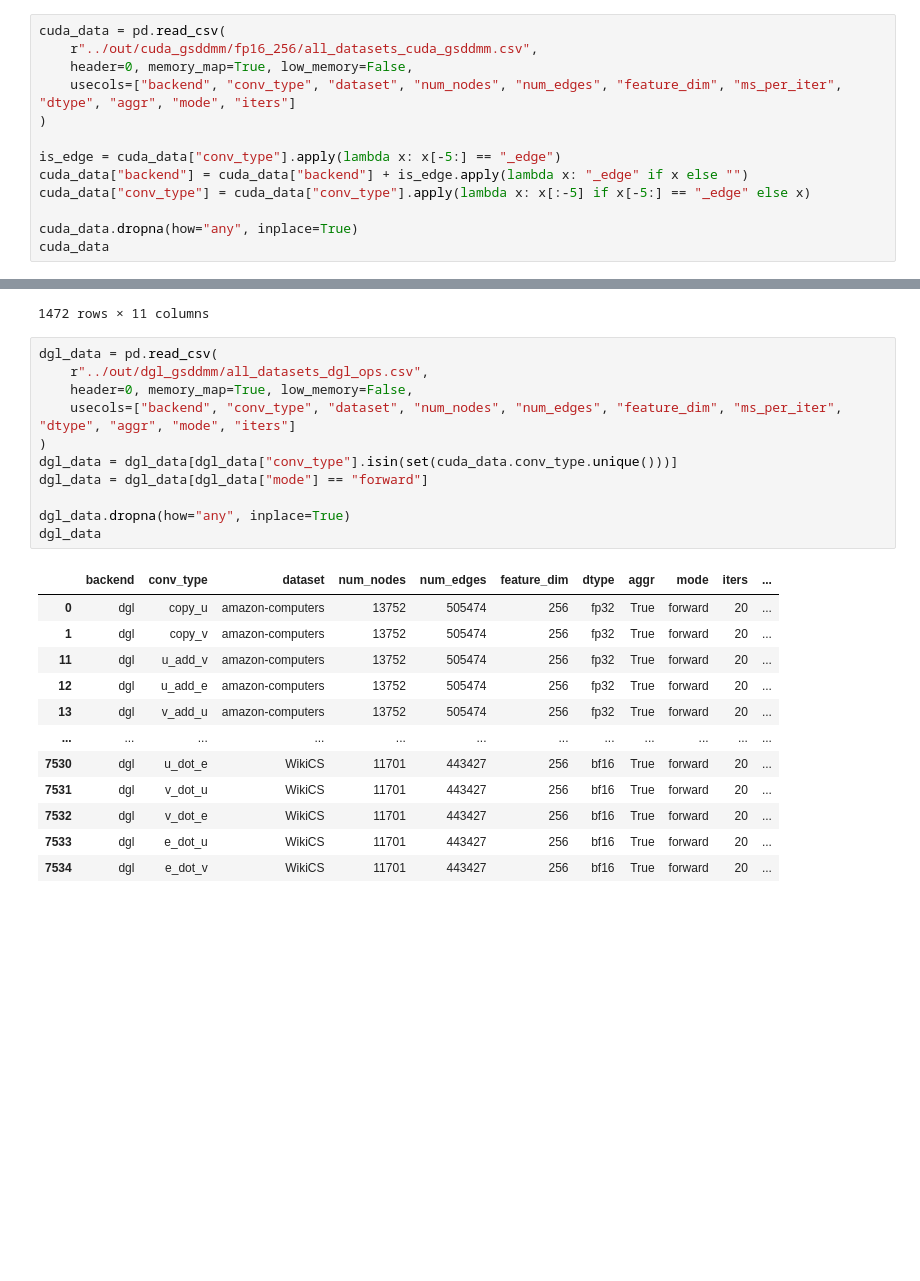
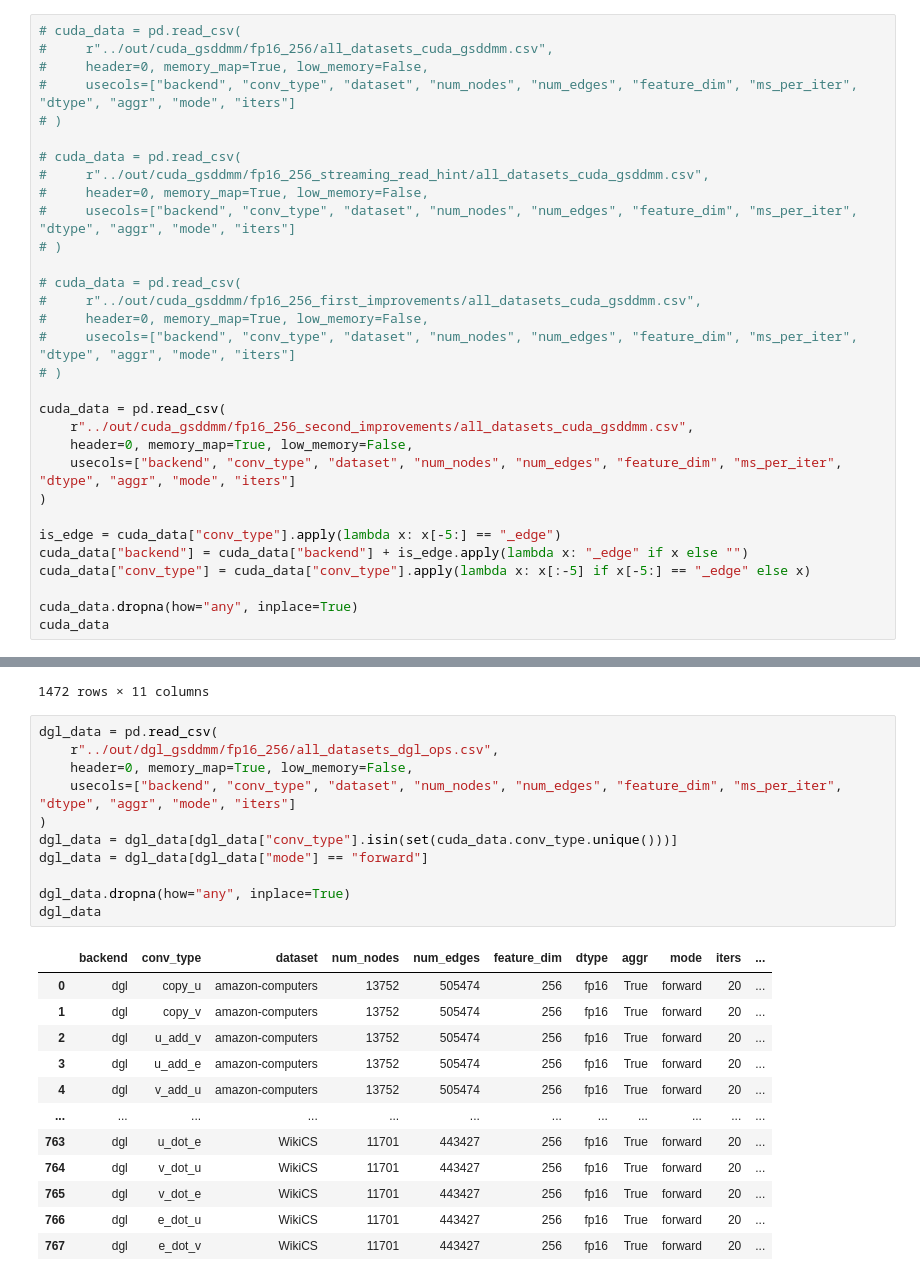
Before and after one commit to Abusagit/Turbo-GNN, a Jupyter notebook: scripts/analysis.ipynb, the cells around one changed output, grey strips where cells are left out. Cells and saved outputs as stored; diff of their text form; blank space fills up the shorter version.

```diff
--- a/scripts/analysis.ipynb
+++ b/scripts/analysis.ipynb
@@ -23,8 +23,26 @@ def seed_everything(seed: int = 137) -> None:
 SEED = 137
 seed_everything(seed = SEED)
 # %%
+# cuda_data = pd.read_csv(
+#     r"../out/cuda_gsddmm/fp16_256/all_datasets_cuda_gsddmm.csv",
+#     header=0, memory_map=True, low_memory=False,
+#     usecols=["backend", "conv_type", "dataset", "num_nodes", "num_edges", "feature_dim", "ms_per_iter", "dtype", "aggr", "mode", "iters"]
+# )
+
+# cuda_data = pd.read_csv(
+#     r"../out/cuda_gsddmm/fp16_256_streaming_read_hint/all_datasets_cuda_gsddmm.csv",
+#     header=0, memory_map=True, low_memory=False,
+#     usecols=["backend", "conv_type", "dataset", "num_nodes", "num_edges", "feature_dim", "ms_per_iter", "dtype", "aggr", "mode", "iters"]
+# )
+
+# cuda_data = pd.read_csv(
+#     r"../out/cuda_gsddmm/fp16_256_first_improvements/all_datasets_cuda_gsddmm.csv",
+#     header=0, memory_map=True, low_memory=False,
+#     usecols=["backend", "conv_type", "dataset", "num_nodes", "num_edges", "feature_dim", "ms_per_iter", "dtype", "aggr", "mode", "iters"]
+# )
+
 cuda_data = pd.read_csv(
-    r"../out/cuda_gsddmm/fp16_256/all_datasets_cuda_gsddmm.csv",
+    r"../out/cuda_gsddmm/fp16_256_second_improvements/all_datasets_cuda_gsddmm.csv",
     header=0, memory_map=True, low_memory=False,
     usecols=["backend", "conv_type", "dataset", "num_nodes", "num_edges", "feature_dim", "ms_per_iter", "dtype", "aggr", "mode", "iters"]
 )
@@ -51,25 +69,25 @@ cuda_data
 1472 rows × 11 columns
 # %%
 dgl_data = pd.read_csv(
-    r"../out/dgl_gsddmm/all_datasets_dgl_ops.csv",
+    r"../out/dgl_gsddmm/fp16_256/all_datasets_dgl_ops.csv",
     header=0, memory_map=True, low_memory=False,
     usecols=["backend", "conv_type", "dataset", "num_nodes", "num_edges", "feature_dim", "ms_per_iter", "dtype", "aggr", "mode", "iters"]
 )
 dgl_data = dgl_data[dgl_data["conv_type"].isin(set(cuda_data.conv_type.unique()))]
 dgl_data = dgl_data[dgl_data["mode"] == "forward"]
 
 dgl_data.dropna(how="any", inplace=True)
 dgl_data
 # %% [output]
 |  | backend | conv_type | dataset | num_nodes | num_edges | feature_dim | dtype | aggr | mode | iters | ... |
-| 0 | dgl | copy_u | amazon-computers | 13752 | 505474 | 256 | fp32 | True | forward | 20 | ... |
-| 1 | dgl | copy_v | amazon-computers | 13752 | 505474 | 256 | fp32 | True | forward | 20 | ... |
-| 11 | dgl | u_add_v | amazon-computers | 13752 | 505474 | 256 | fp32 | True | forward | 20 | ... |
-| 12 | dgl | u_add_e | amazon-computers | 13752 | 505474 | 256 | fp32 | True | forward | 20 | ... |
-| 13 | dgl | v_add_u | amazon-computers | 13752 | 505474 | 256 | fp32 | True | forward | 20 | ... |
+| 0 | dgl | copy_u | amazon-computers | 13752 | 505474 | 256 | fp16 | True | forward | 20 | ... |
+| 1 | dgl | copy_v | amazon-computers | 13752 | 505474 | 256 | fp16 | True | forward | 20 | ... |
+| 2 | dgl | u_add_v | amazon-computers | 13752 | 505474 | 256 | fp16 | True | forward | 20 | ... |
+| 3 | dgl | u_add_e | amazon-computers | 13752 | 505474 | 256 | fp16 | True | forward | 20 | ... |
+| 4 | dgl | v_add_u | amazon-computers | 13752 | 505474 | 256 | fp16 | True | forward | 20 | ... |
 | ... | ... | ... | ... | ... | ... | ... | ... | ... | ... | ... | ... |
-| 7530 | dgl | u_dot_e | WikiCS | 11701 | 443427 | 256 | bf16 | True | forward | 20 | ... |
-| 7531 | dgl | v_dot_u | WikiCS | 11701 | 443427 | 256 | bf16 | True | forward | 20 | ... |
-| 7532 | dgl | v_dot_e | WikiCS | 11701 | 443427 | 256 | bf16 | True | forward | 20 | ... |
-| 7533 | dgl | e_dot_u | WikiCS | 11701 | 443427 | 256 | bf16 | True | forward | 20 | ... |
-| 7534 | dgl | e_dot_v | WikiCS | 11701 | 443427 | 256 | bf16 | True | forward | 20 | ... |
+| 763 | dgl | u_dot_e | WikiCS | 11701 | 443427 | 256 | fp16 | True | forward | 20 | ... |
+| 764 | dgl | v_dot_u | WikiCS | 11701 | 443427 | 256 | fp16 | True | forward | 20 | ... |
+| 765 | dgl | v_dot_e | WikiCS | 11701 | 443427 | 256 | fp16 | True | forward | 20 | ... |
+| 766 | dgl | e_dot_u | WikiCS | 11701 | 443427 | 256 | fp16 | True | forward | 20 | ... |
+| 767 | dgl | e_dot_v | WikiCS | 11701 | 443427 | 256 | fp16 | True | forward | 20 | ... |
```
Also changed, not shown: parts of 10 cells of this notebook, 12 other files.
